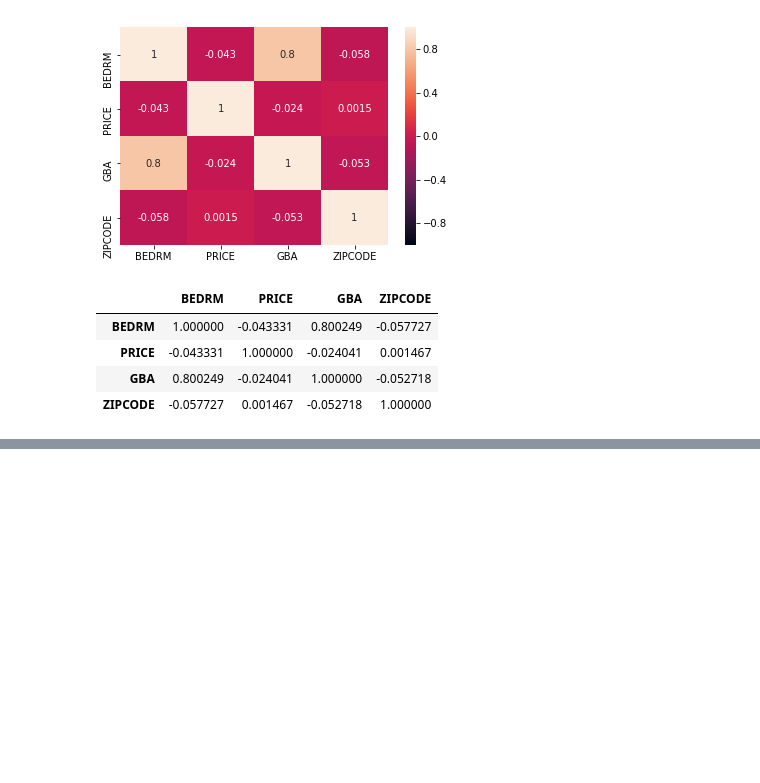
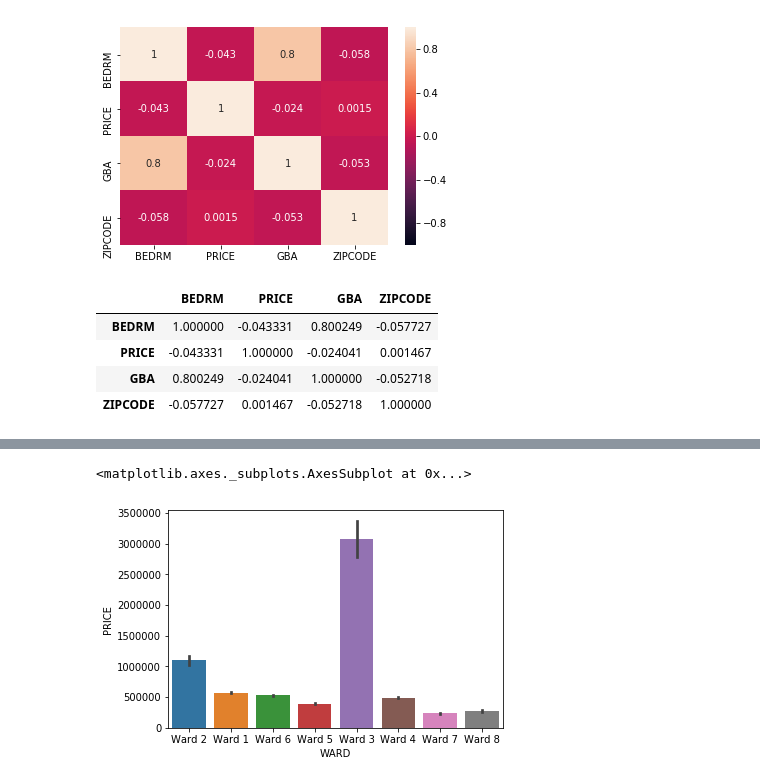
Before and after one commit to rossive/Project-1, a Jupyter notebook: Project 2-DC updated .ipynb, the cells around one changed output, grey strips where cells are left out. Cells and saved outputs as stored; diff of their text form; code cells hidden in the pictures; blank space fills up the shorter version.

```diff
--- a/Project 2-DC updated .ipynb
+++ b/Project 2-DC updated .ipynb
@@ -318,0 +329,5 @@ stats_df.corr()
+# %%
+location = "datasets/DC_properties.csv"
+df = pd.read_csv(location)
+
+#loading the data set again
@@ -318,0 +366,8 @@ stats_df.corr()
+# %%
+stats3_df = df.drop(['Unnamed: 0', 'HF_BATHRM', 'HEAT', 'AC', 'NUM_UNITS', 'ROOMS',
+       'AYB', 'YR_RMDL', 'EYB', 'STORIES', 'SALEDATE', 'QUALIFIED', 'SALE_NUM', 'GBA', 'BLDG_NUM', 'STYLE', 'STRUCT', 'GRADE',
+       'CNDTN', 'EXTWALL', 'ROOF', 'INTWALL', 'KITCHENS', 'FIREPLACES',
+       'USECODE', 'LANDAREA', 'GIS_LAST_MOD_DTTM', 'SOURCE', 'CMPLX_NUM',
+       'LIVING_GBA', 'FULLADDRESS', 'CITY', 'STATE', 'ZIPCODE', 'NATIONALGRID',
+       'LATITUDE', 'LONGITUDE', 'ASSESSMENT_NBHD', 'ASSESSMENT_SUBNBHD',
+       'CENSUS_TRACT', 'CENSUS_BLOCK', 'SQUARE', 'X', 'Y', 'QUADRANT'], axis=1)
@@ -318,0 +378,2 @@ stats_df.corr()
+# %%
+dcf=stats3_df
@@ -318,0 +403,5 @@ stats_df.corr()
+# %%
+sns.barplot('WARD', 'PRICE', data=dcf)
+# %% [output]
+<matplotlib.axes._subplots.AxesSubplot at 0x...>
+[figure, added]
```
Also changed, not shown: parts of 52 cells of this notebook.
